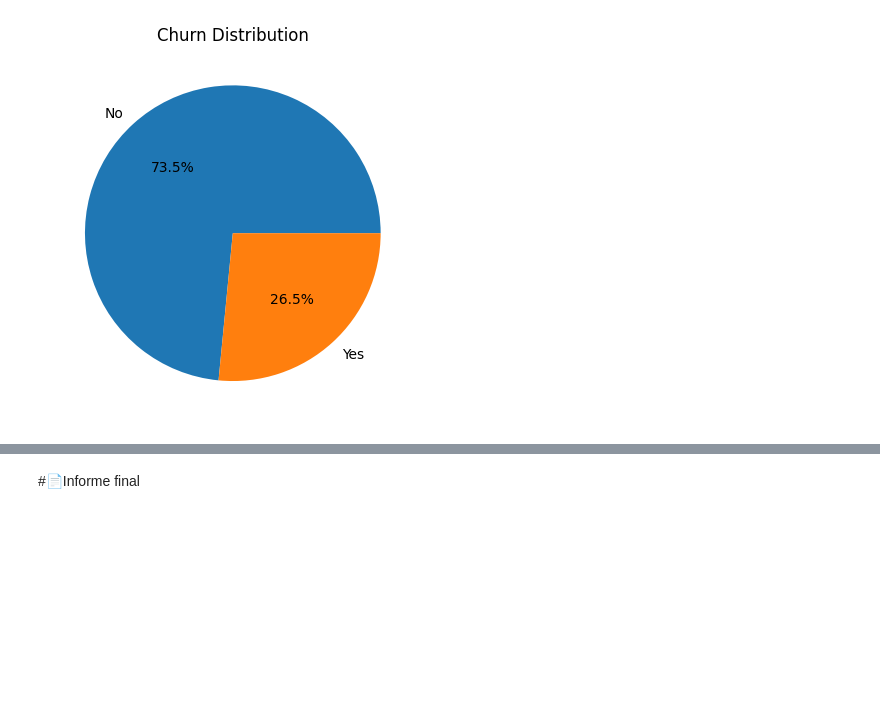
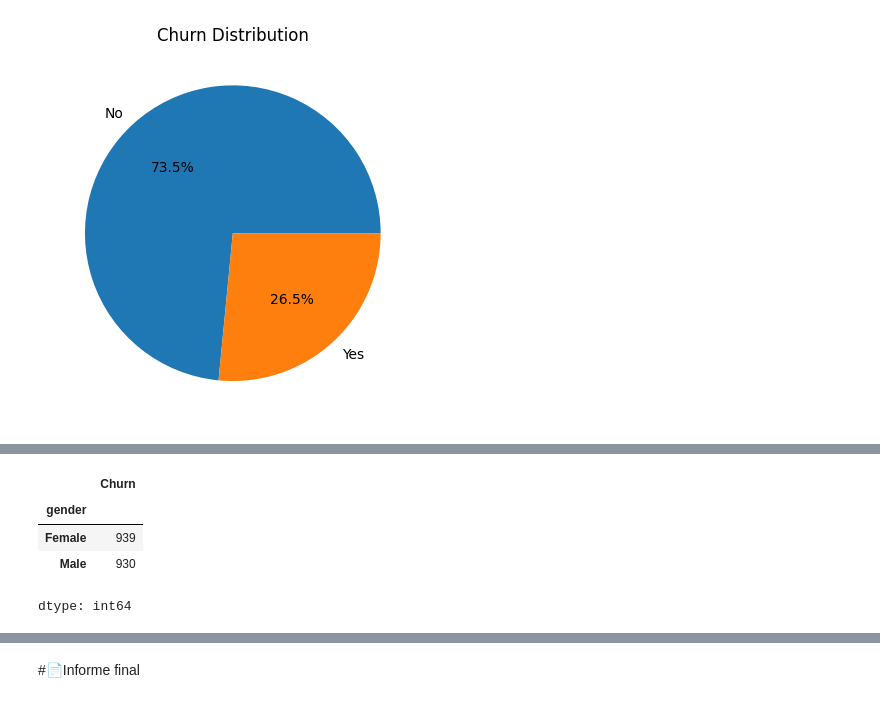
Before and after one commit to betuka1007/Ventas-de-cliente-Alura, a Jupyter notebook: TelecomX_LATAM.ipynb, the cells around one changed output, grey strips where cells are left out. Drawn from its saved outputs; the diff is of its cells as text; code cells hidden in the pictures; blank space fills up the shorter version.

```diff
--- a/TelecomX_LATAM.ipynb
+++ b/TelecomX_LATAM.ipynb
@@ -441,0 +462,8 @@ plt.show()
+# %%
+churn_genre
+# %% [output]
+|  | Churn |
+| gender |  |
+| Female | 939 |
+| Male | 930 |
+dtype: int64
```
Also changed, not shown: parts of 6 cells of this notebook.
